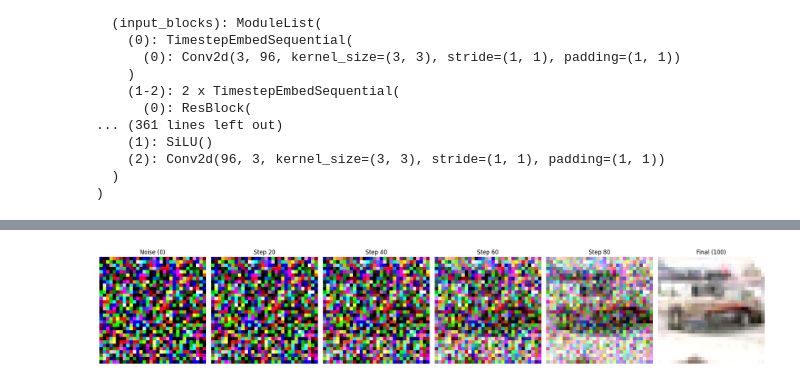
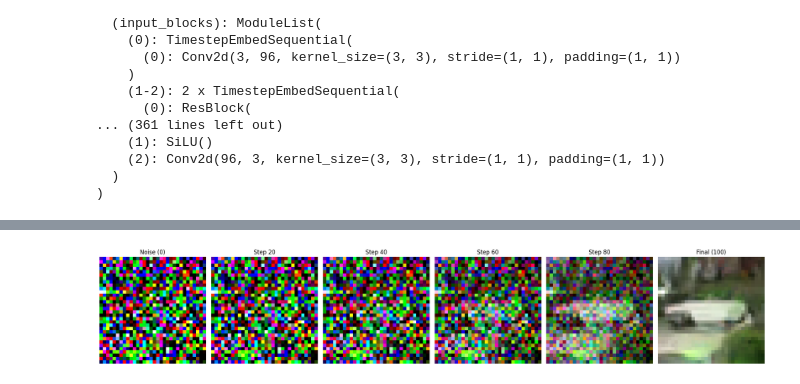
Before and after one commit to VincentB03/Flow_matching_deeplearning_project, a Jupyter notebook: CIFAR10 generator cars.ipynb, the cells around one changed output, grey strips where cells are left out. Cells and saved outputs as stored; diff of their text form; code cells hidden in the pictures.

```diff
--- a/CIFAR10 generator cars.ipynb
+++ b/CIFAR10 generator cars.ipynb
@@ -49,7 +53,7 @@ Using device: cuda
 # %%
-import unet as UNET_OAI
+import unet_OPENAI as UNET_OAI
 
-model4 = UNET_OAI.UNetModel(
+model = UNET_OAI.UNetModel(
     image_size=32,                # Taille de l'entrée
     in_channels=3,                # Nombre de canaux
     model_channels=96,            # Nombre de filtres
@@ -141,5 +134,5 @@ def generate_image(model, steps=100, device="cuda"):
 
     return x_gen
 # %%
-chemin_sauvegarde = r"C:\Users\addda\Desktop\IMTA\MCE\DEEPL\PROJET\Flow_matching_deeplearning_project-main\trained models\unet_cifar10_cars.pth"
+chemin_sauvegarde = r"models\trained_models\unet_cifar10_cars.pth"
 # %%
@@ -150,6 +147,6 @@ Modèle sauvegardé sous : C:\Users\addda\Desktop\IMTA\MCE\DEEPL\PROJET\Flow_mat
 # %%
 state_dict = torch.load(chemin_sauvegarde, map_location=torch.device('cpu'))
-model4.load_state_dict(state_dict)
+model.load_state_dict(state_dict)
 # %% [output]
 <All keys matched successfully>
 # %%
@@ -239,4 +217,4 @@ array([[[0.8852303 , 0.91330445, 0.9251436 ],
 # %%
-_, imgfinal = generate_and_plot(model4, steps=100, device=device)
+_, imgfinal = generate_and_plot(model, steps=100, device=device)
 # %% [output]
-[figure, old version]
+[figure, new version]
```
Also changed, not shown: parts of 25 cells of this notebook, 9 other files.
